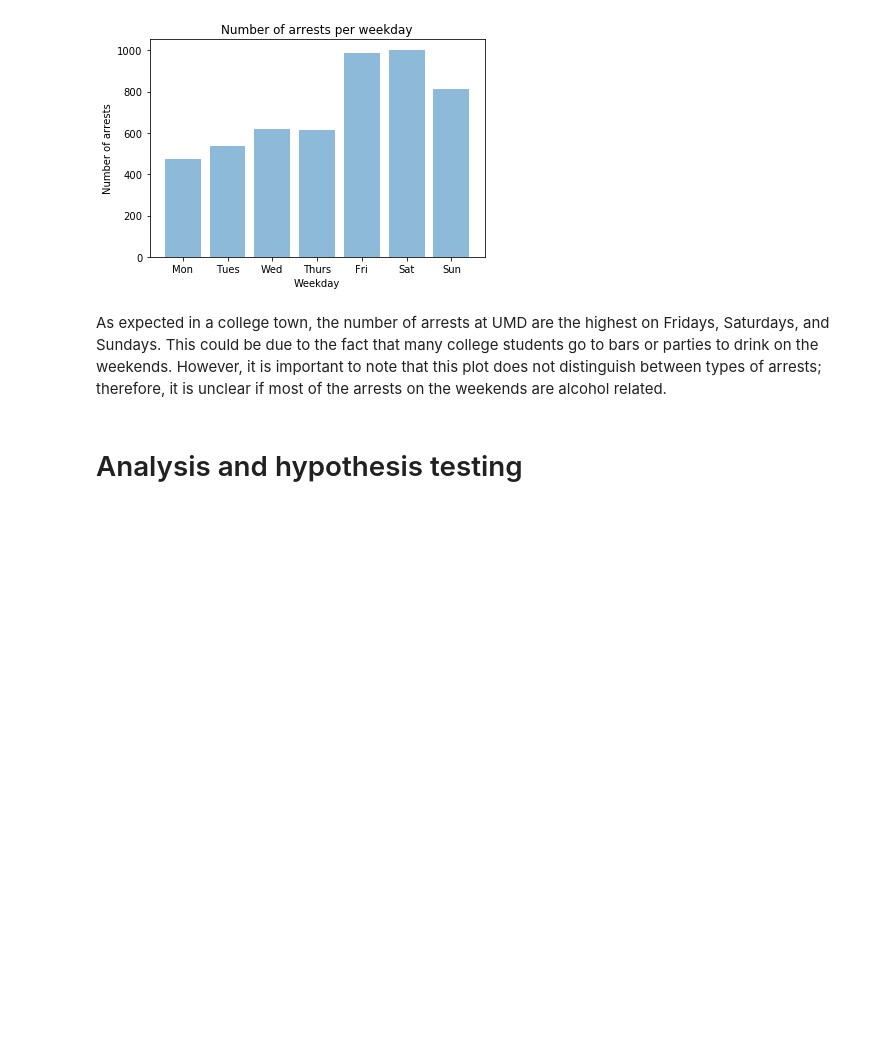
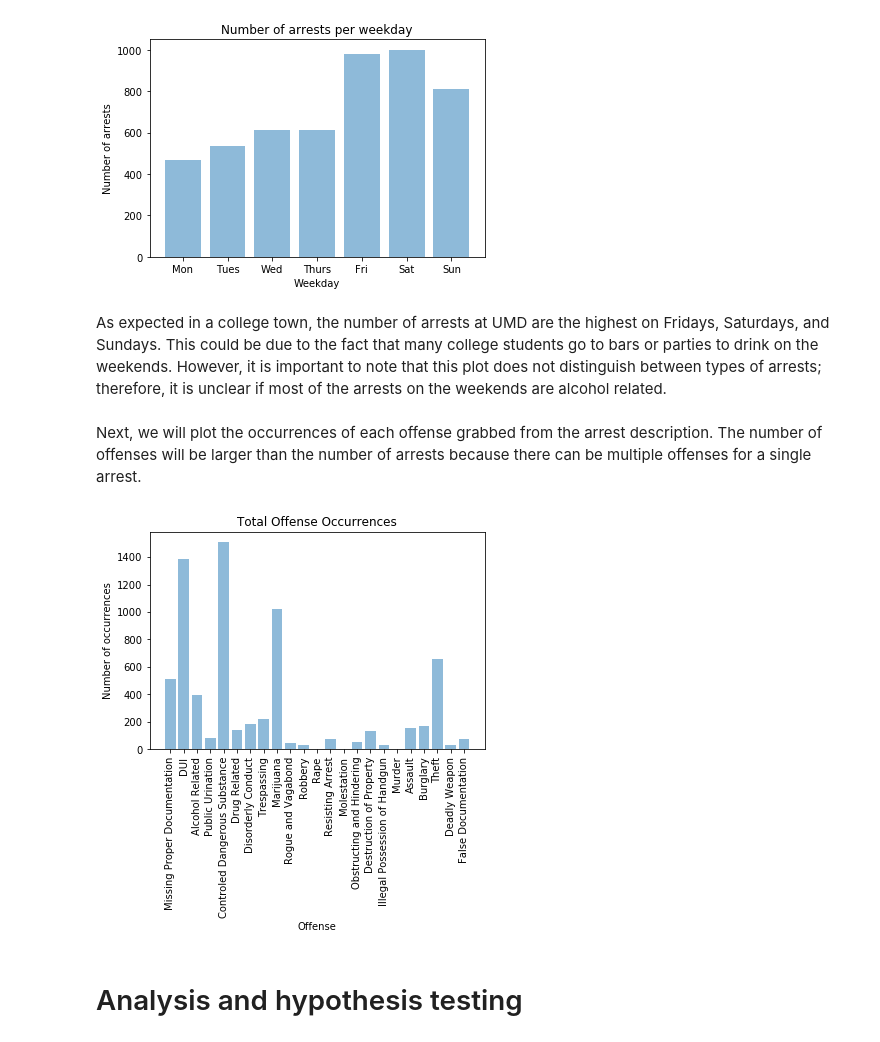
Before and after one commit to NathanOstrander18/college-park-arrests, a Jupyter notebook: final-project.ipynb, the cells around one changed output. Cells and saved outputs as stored; diff of their text form; code cells hidden in the pictures; blank space fills up the shorter version.

Commit message:
created offense types for arrests by parsing descriptions

```diff
--- a/final-project.ipynb
+++ b/final-project.ipynb
@@ -148,6 +214,20 @@ plt.show()
 [figure]
 # %% [markdown]
 As expected in a college town, the number of arrests at UMD are the highest on Fridays, Saturdays, and Sundays. This could be due to the fact that many college students go to bars or parties to drink on the weekends. However, it is important to note that this plot does not distinguish between types of arrests; therefore, it is unclear if most of the arrests on the weekends are alcohol related.
+# %% [markdown]
+Next, we will plot the occurrences of each offense grabbed from the arrest description. The number of offenses will be larger than the number of arrests because there can be multiple offenses for a single arrest.
+# %%
+plt.close('all')
+
+plt.title('Total Offense Occurrences')
+plt.ylabel('Number of occurrences')
+plt.xlabel('Offense')
+
+plt.bar(range(len(num_offenses)), num_offenses.values(), align='center', alpha=0.5)
+plt.xticks(range(len(num_offenses)), num_offenses.keys(), rotation='vertical')
+plt.show()
+# %% [output]
+[figure, added]
 # %% [markdown]
 # Analysis and hypothesis testing
 # %% [markdown]
```
Also changed, not shown: parts of 4 cells of this notebook.
